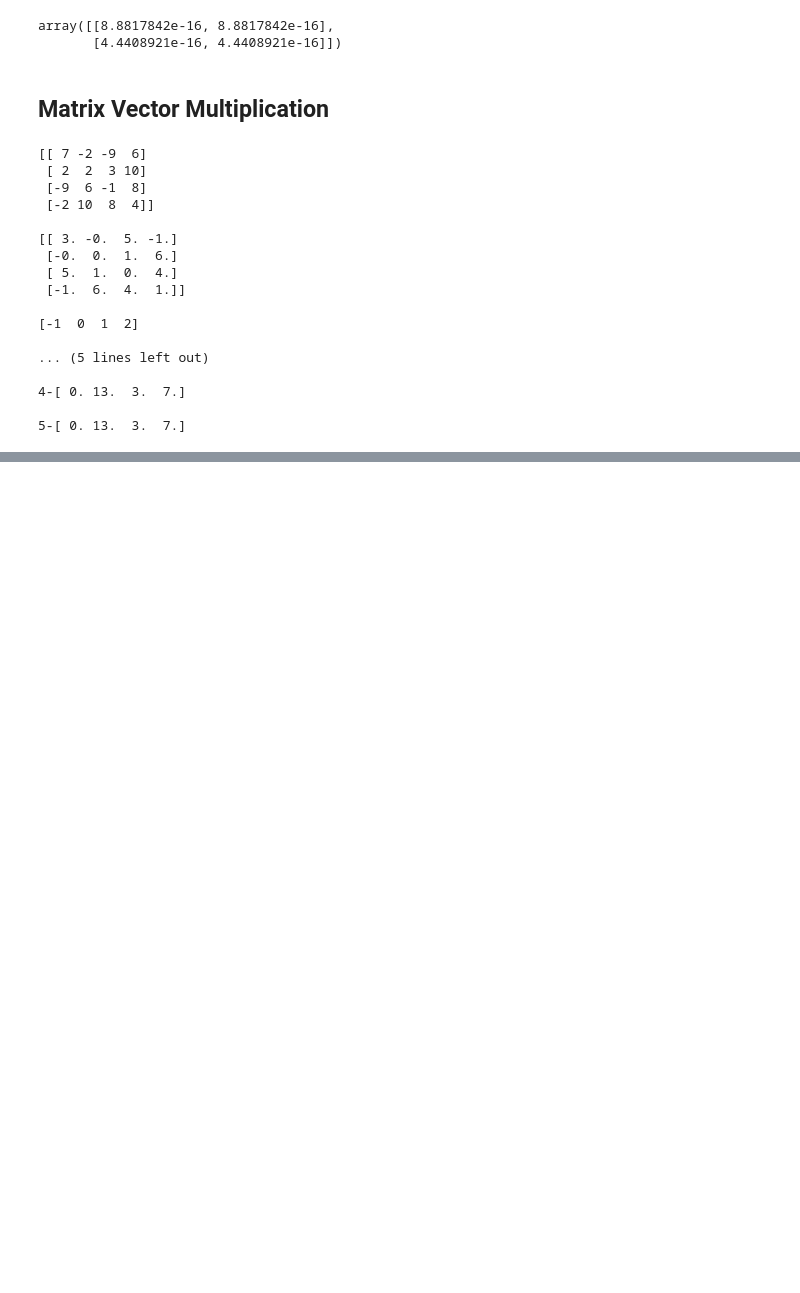
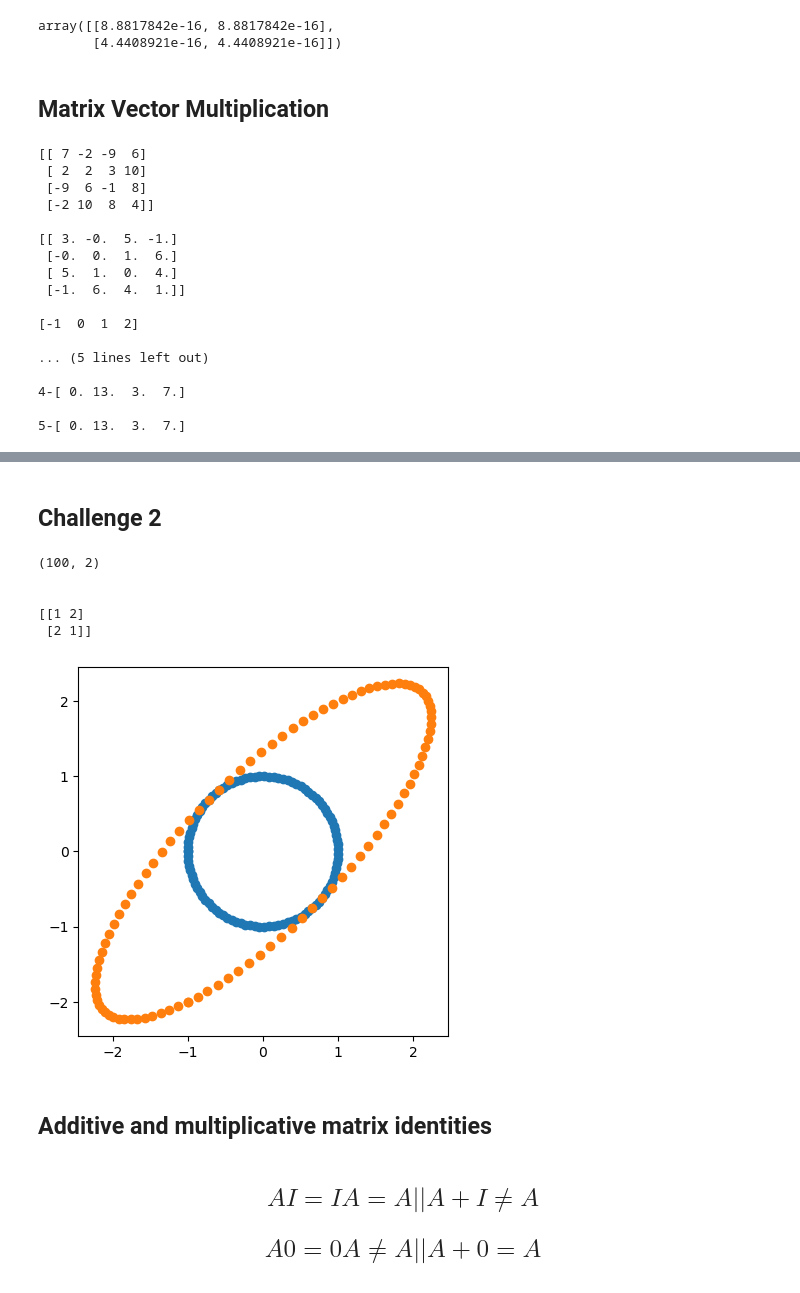
Before and after one commit to kennyow/Linear_Algebra_Course_2025, a Jupyter notebook: MatrixMultiplications/MatrixMultiplication.ipynb, the cells around one changed output, grey strips where cells are left out. Saved outputs shown, nothing was run; the diff lists cells and outputs as text; code cells hidden in the pictures; blank space fills up the shorter version.

```diff
--- a/MatrixMultiplications/MatrixMultiplication.ipynb
+++ b/MatrixMultiplications/MatrixMultiplication.ipynb
@@ -168,0 +277,45 @@ print(" ")
+# %% [markdown]
+## Challenge 2
+# %%
+# generate (X,y) coordinates for a circle
+x = np.linspace(-np.pi, np.pi, 100) #min, max e quantity
+#print(x)
+print(" ")
+
+xy = np.vstack((np.cos(x), np.sin(x))).T
+#print(xy)
+print(np.shape(xy))
+print(" ")
+
+#plot the circle
+plt.plot(xy[:,0], xy[:,1], 'o')
+print(" ")
+
+#create a 2x2 matrix, starting with I
+T = np.array([[1,2], [2,1]])
+print(T)
+print(" ")
+
+#multiply matrix by coordinates
+newxy = xy@T
+
+#plot the new coords.
+plt.plot(newxy[:,0], newxy[:,1], 'o')
+print(" ")
+plt.axis('square')
+plt.show()
+#try with various matrices
+
+#try with a singular matrix (columns form a linearly dependent set)
+# %% [output]
+(100, 2)
+
+
+[[1 2]
+ [2 1]]
+[figure, added]
+# %% [markdown]
+## Additive and multiplicative matrix identities
+# %% [markdown]
+## $$AI = IA = A || A+I \neq A$$
+## $$A0 = 0A \neq A || A+0 = A$$
```
Also changed, not shown: parts of 10 cells of this notebook.
